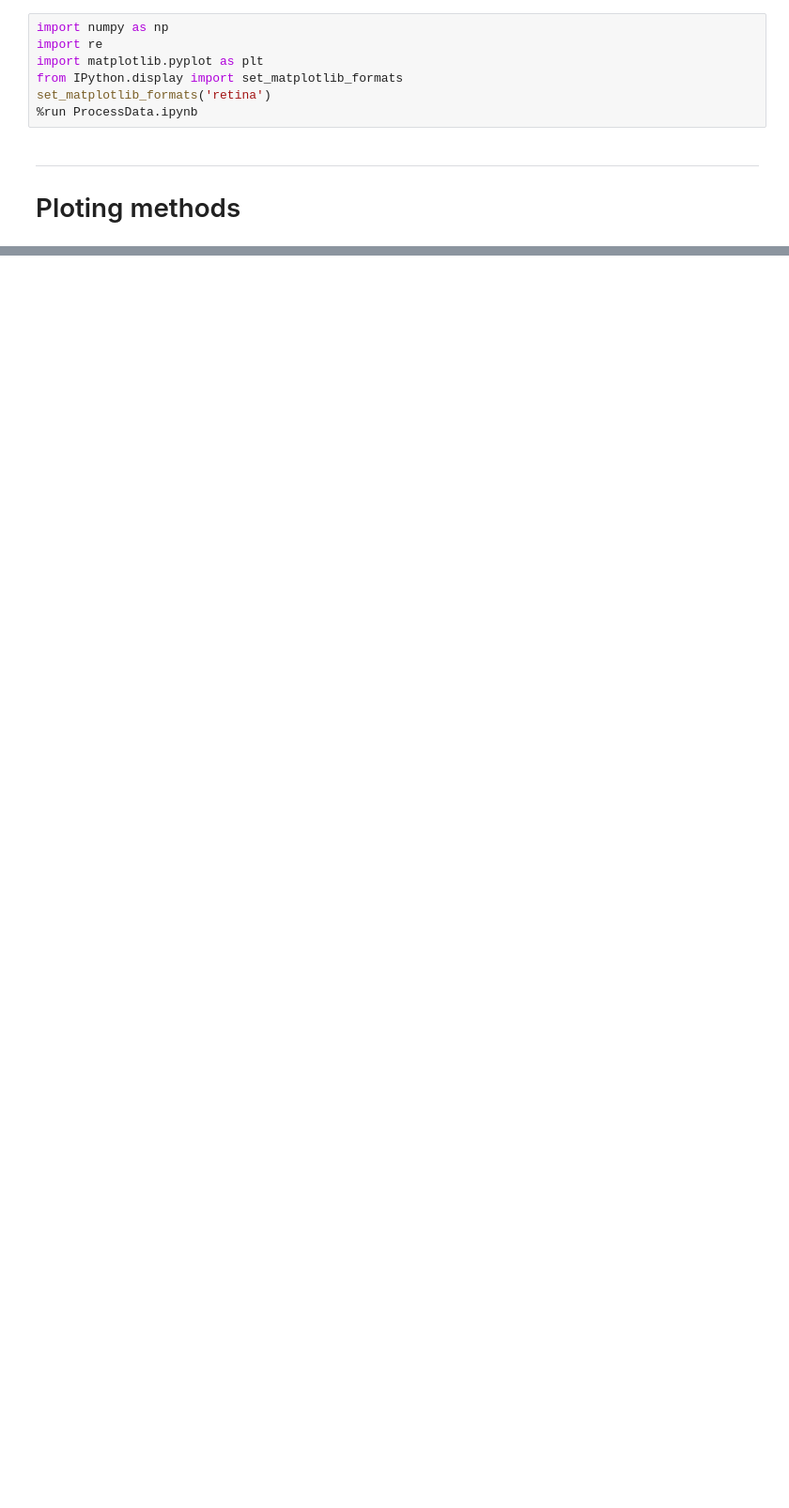
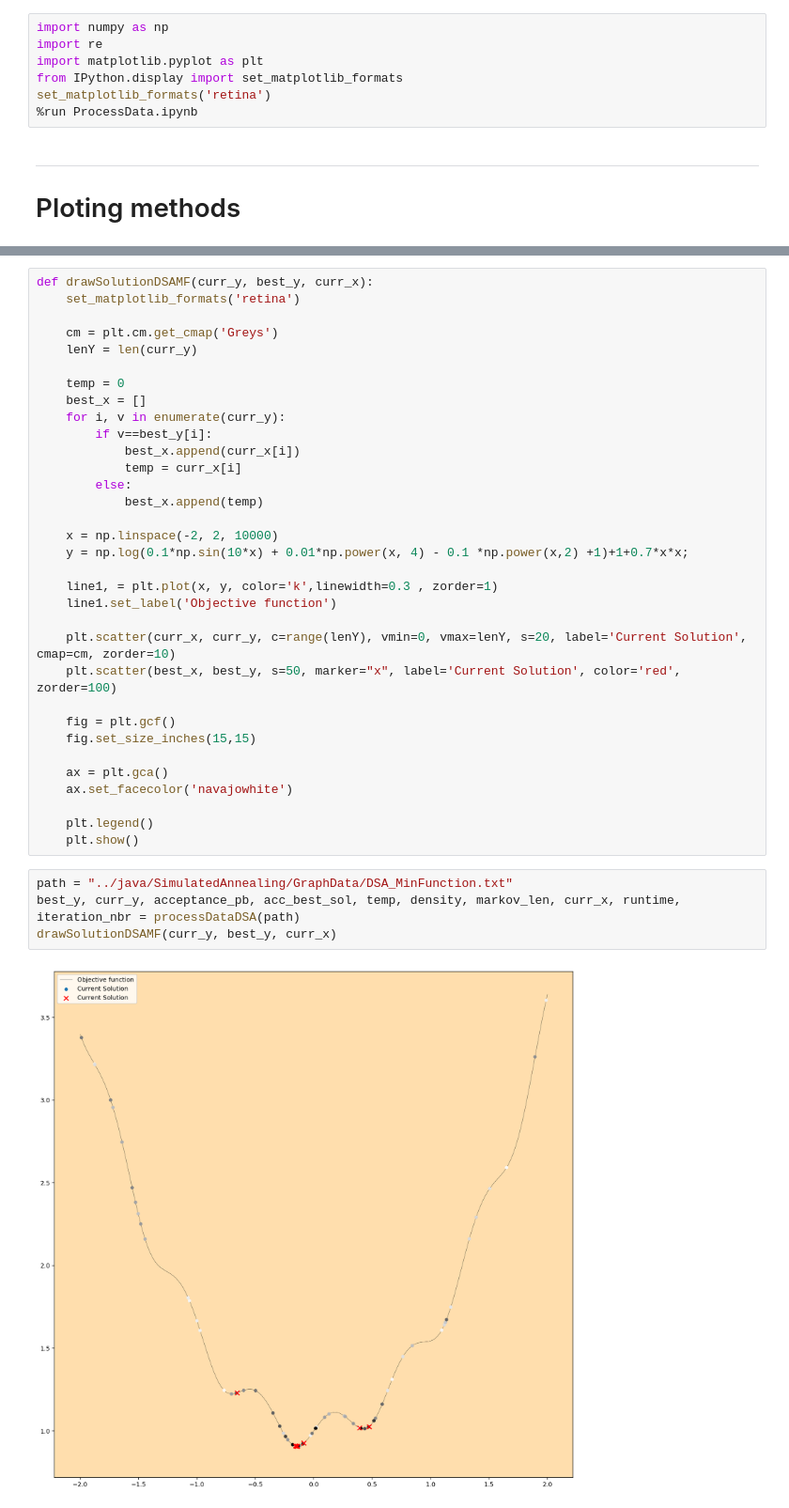
Before and after one commit to leobouraux/Pedestrian-Hub-Model-Optimization, a Jupyter notebook: src/main/python/PlottingMethods.ipynb, the cells around one changed output, grey strips where cells are left out. Shown at 94% size. Cells and saved outputs as stored; diff of their text form; blank space fills up the shorter version.

```diff
--- a/src/main/python/PlottingMethods.ipynb
+++ b/src/main/python/PlottingMethods.ipynb
@@ -74,3 +78,42 @@ def drawPlotDSA(best_y, curr_y, temp, acceptance_pb, acc_best_sol, density, mark
     plt.legend()
     plt.yscale('log')
     plt.show()
+# %%
+def drawSolutionDSAMF(curr_y, best_y, curr_x):
+    set_matplotlib_formats('retina')
+
+    cm = plt.cm.get_cmap('Greys')
+    lenY = len(curr_y)
+
+    temp = 0
+    best_x = []
+    for i, v in enumerate(curr_y):
+        if v==best_y[i]:
+            best_x.append(curr_x[i])
+            temp = curr_x[i]
+        else:
+            best_x.append(temp)
+
+    x = np.linspace(-2, 2, 10000)
+    y = np.log(0.1*np.sin(10*x) + 0.01*np.power(x, 4) - 0.1 *np.power(x,2) +1)+1+0.7*x*x;
+
+    line1, = plt.plot(x, y, color='k',linewidth=0.3 , zorder=1)
+    line1.set_label('Objective function')
+
+    plt.scatter(curr_x, curr_y, c=range(lenY), vmin=0, vmax=lenY, s=20, label='Current Solution', cmap=cm, zorder=10)
+    plt.scatter(best_x, best_y, s=50, marker="x", label='Current Solution', color='red', zorder=100)
+
+    fig = plt.gcf()
+    fig.set_size_inches(15,15)
+
+    ax = plt.gca()
+    ax.set_facecolor('navajowhite')
+
+    plt.legend()
+    plt.show()
+# %%
+path = "../java/SimulatedAnnealing/GraphData/DSA_MinFunction.txt"
+best_y, curr_y, acceptance_pb, acc_best_sol, temp, density, markov_len, curr_x, runtime, iteration_nbr = processDataDSA(path)
+drawSolutionDSAMF(curr_y, best_y, curr_x)
+# %% [output]
+[figure, added]
```
Also changed, not shown: parts of 3 cells of this notebook, 10 other files.
